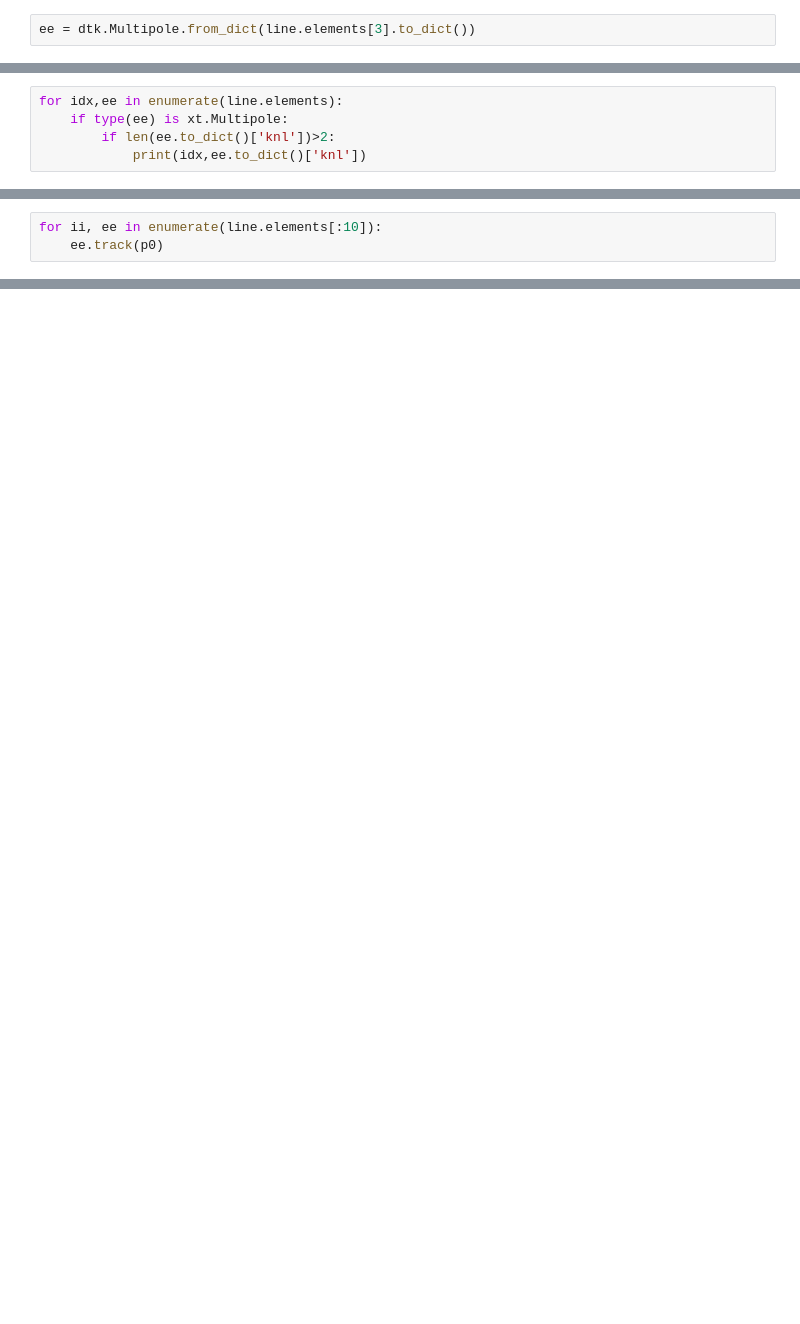
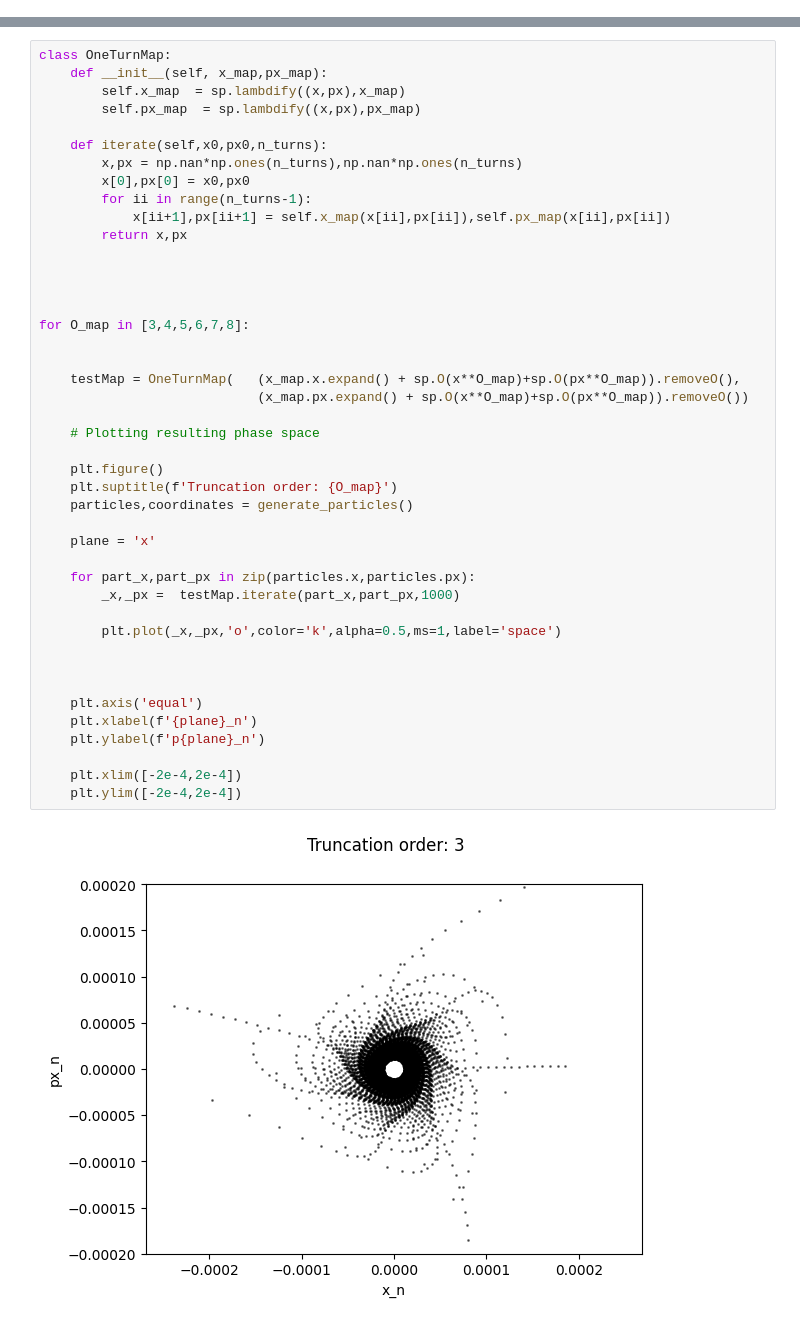
Before and after one commit to pbelange/McMillan, a Jupyter notebook: Machines/racetrack/001_makeLine.ipynb, the cells around one changed output, grey strips where cells are left out. Saved outputs shown, nothing was run; the diff lists cells and outputs as text; blank space fills up the shorter version.

```diff
--- a/Machines/racetrack/001_makeLine.ipynb
+++ b/Machines/racetrack/001_makeLine.ipynb
@@ -199,2 +167,0 @@ TypeError: tuple indices must be integers or slices, not str
-# %%
-ee = dtk.Multipole.from_dict(line.elements[3].to_dict())
@@ -222,5 +167,0 @@ KeyError: 'knl'
-# %%
-for idx,ee in enumerate(line.elements):
-    if type(ee) is xt.Multipole:
-        if len(ee.to_dict()['knl'])>2:
-            print(idx,ee.to_dict()['knl'])
@@ -428,3 +167,0 @@ ee.track(p0)
-# %%
-for ii, ee in enumerate(line.elements[:10]):
-    ee.track(p0)
@@ -434,0 +216,45 @@ sp.Matrix(tw.W_matrix[0])[:2,:2]
+# %%
+class OneTurnMap:
+    def __init__(self, x_map,px_map):
+        self.x_map  = sp.lambdify((x,px),x_map)
+        self.px_map  = sp.lambdify((x,px),px_map)
+
+    def iterate(self,x0,px0,n_turns):
+        x,px = np.nan*np.ones(n_turns),np.nan*np.ones(n_turns)
+        x[0],px[0] = x0,px0
+        for ii in range(n_turns-1):
+            x[ii+1],px[ii+1] = self.x_map(x[ii],px[ii]),self.px_map(x[ii],px[ii])
+        return x,px
+
+
+
+
+for O_map in [3,4,5,6,7,8]:
+
+
+    testMap = OneTurnMap(   (x_map.x.expand() + sp.O(x**O_map)+sp.O(px**O_map)).removeO(),
+                            (x_map.px.expand() + sp.O(x**O_map)+sp.O(px**O_map)).removeO())
+
+    # Plotting resulting phase space
+
+    plt.figure()
+    plt.suptitle(f'Truncation order: {O_map}')
+    particles,coordinates = generate_particles()
+
+    plane = 'x'
+
+    for part_x,part_px in zip(particles.x,particles.px):
+        _x,_px =  testMap.iterate(part_x,part_px,1000)
+
+        plt.plot(_x,_px,'o',color='k',alpha=0.5,ms=1,label='space')
+
+
+
+    plt.axis('equal')
+    plt.xlabel(f'{plane}_n')
+    plt.ylabel(f'p{plane}_n')
+
+    plt.xlim([-2e-4,2e-4])
+    plt.ylim([-2e-4,2e-4])
+# %% [output]
+[figure, added]
```
Also changed, not shown: parts of 34 cells of this notebook, 1 other file.
